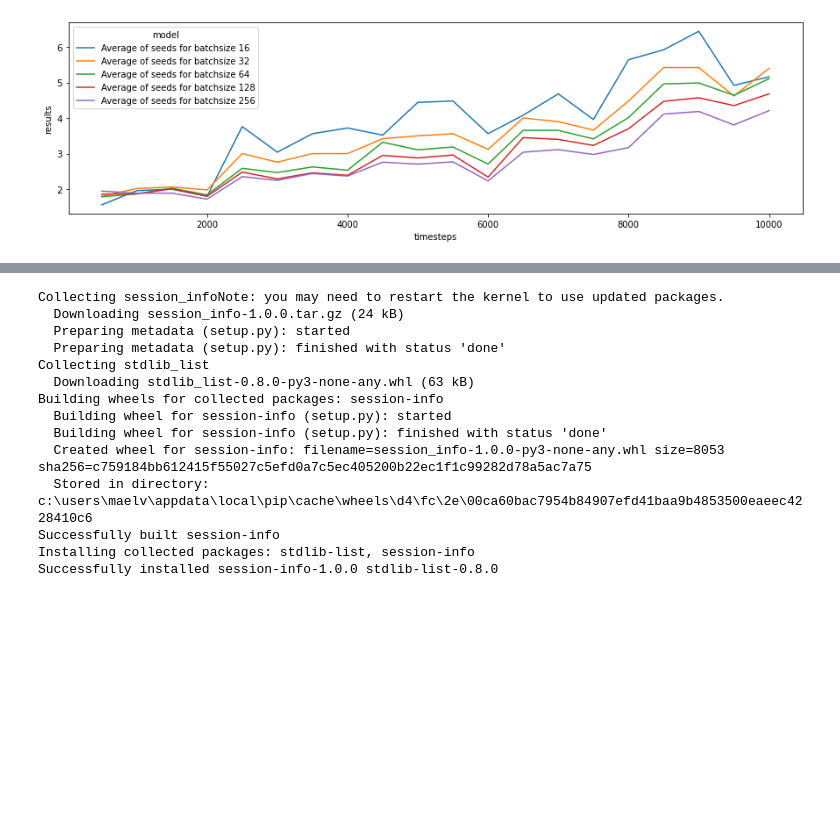
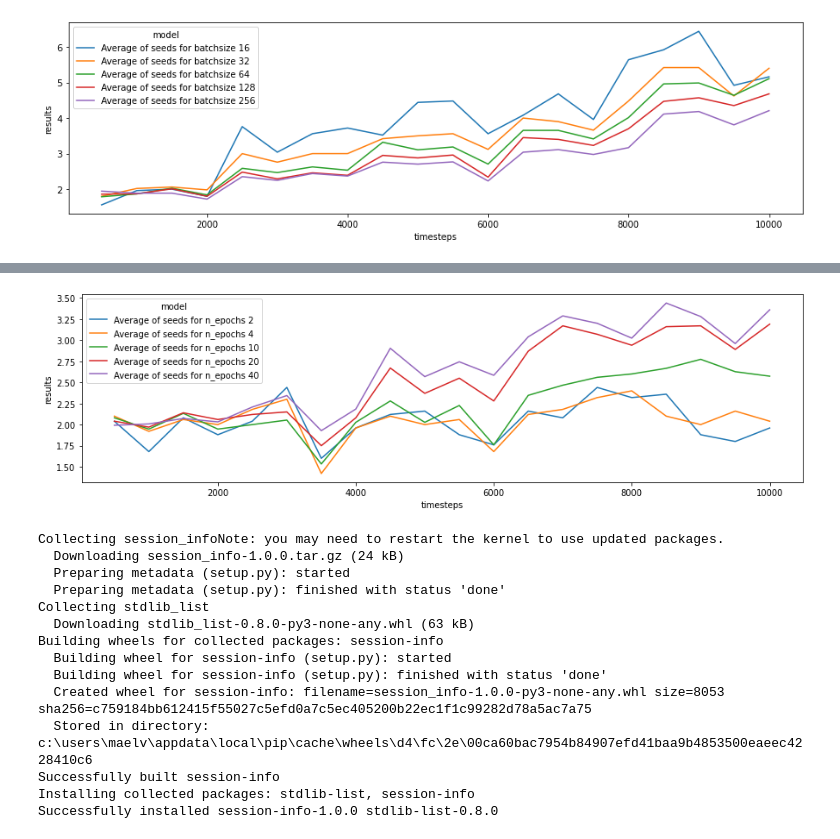
Before and after one commit to MaelvanDijk/PfDS, a Jupyter notebook: RL.ipynb, the cells around one changed output, grey strips where cells are left out. Cells and saved outputs as stored; diff of their text form; code cells hidden in the pictures; blank space fills up the shorter version.

Commit message:
trained model based on n_epochs for surrogate loss

```diff
--- a/RL.ipynb
+++ b/RL.ipynb
@@ -1410,0 +1422,9 @@ PPO_model_batchsize_comparison.savefig(r'visualisatie\PPO_model_batchsize_compar
+# %%
+# Voorkom verdere warnings
+import warnings
+warnings.filterwarnings('ignore')
+
+# nieuwe constants
+EPOCH_LIST = [2, 4, 10, 20, 40]
+GAE_LAMBDA_LIST = []
+CLIP_RANGE_LIST = []
@@ -1411,3 +1511,23 @@ PPO_model_batchsize_comparison.savefig(r'visualisatie\PPO_model_batchsize_compar
+# %%
+# Construct a list of dataframes with averages over the different seeds
+m_df = pd.DataFrame(columns=['timesteps', 'results', 'ep_lengths'])
+model_dfs_cleaned = []
+
+for j in EPOCH_LIST:
+    for i in SEED_LIST:
+        df_lr = npz_to_dataframe(np.load(fr'Breakout_model\Training_evaluation_npz\PPO_seed_{i}n_epochs{j}\evaluations.npz'))
+        m_df = m_df.append(df_lr)
+
+    df_cleaned = m_df.groupby(['timesteps']).mean().reset_index()
+    model_dfs_cleaned.append(df_cleaned)
+
+model_names_cleaned = [f'Average of seeds for n_epochs {j}' for j in EPOCH_LIST ]
+
+plt.figure(figsize=(15,4))
+PPO_model_batchsize_comparison = compare_trainings(model_dfs_cleaned, model_names_cleaned).figure;
+PPO_model_batchsize_comparison.savefig(r'visualisatie\PPO_model_n_epochs_comparison')
+# %% [output]
+[figure, added]
 # %%
 
 ## install session_info om een requirements.txt file voor de huidige jupyter sessie samen te stellen
```
Also changed, not shown: parts of 2 cells of this notebook, 27 other files.
